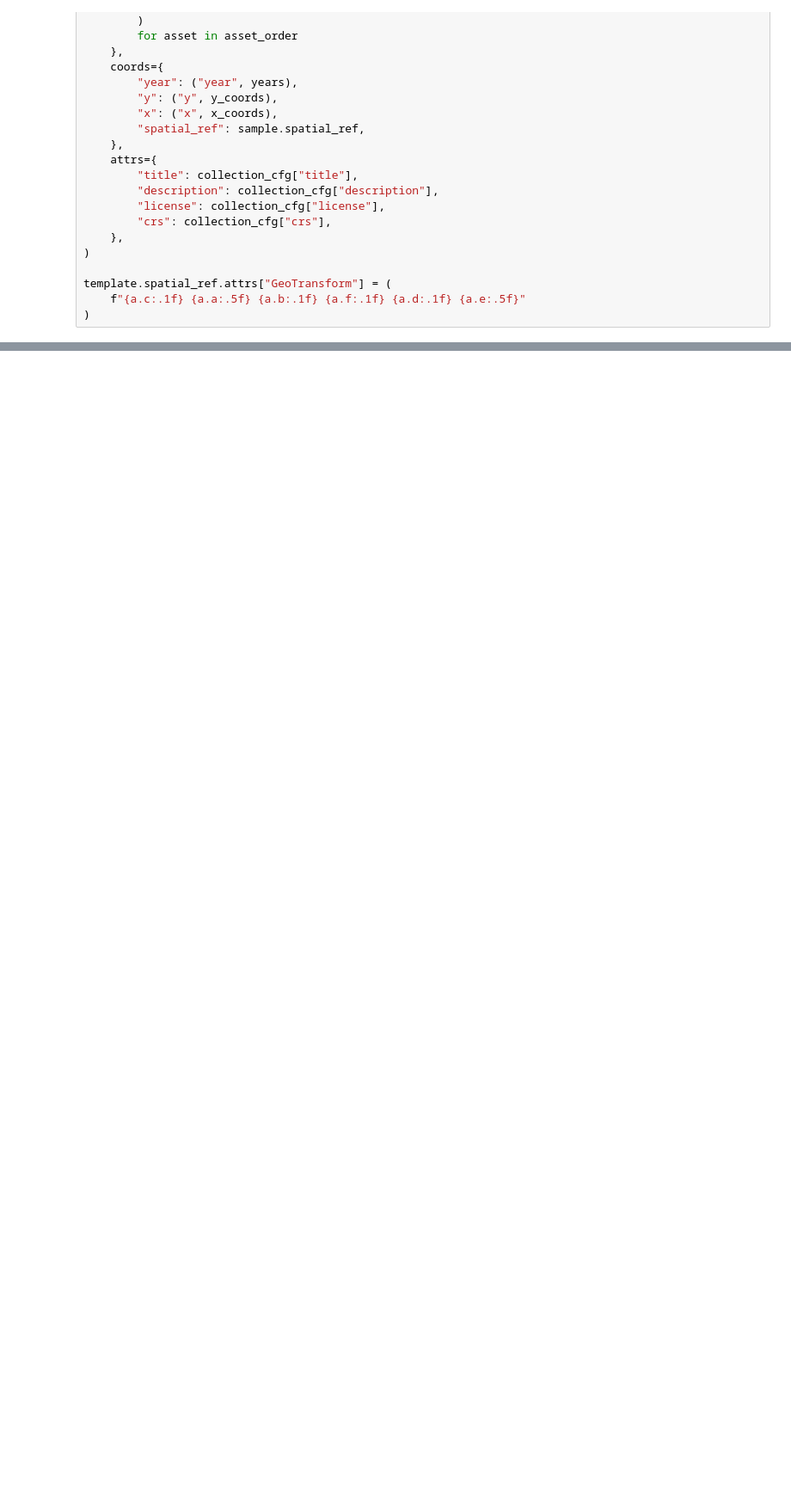
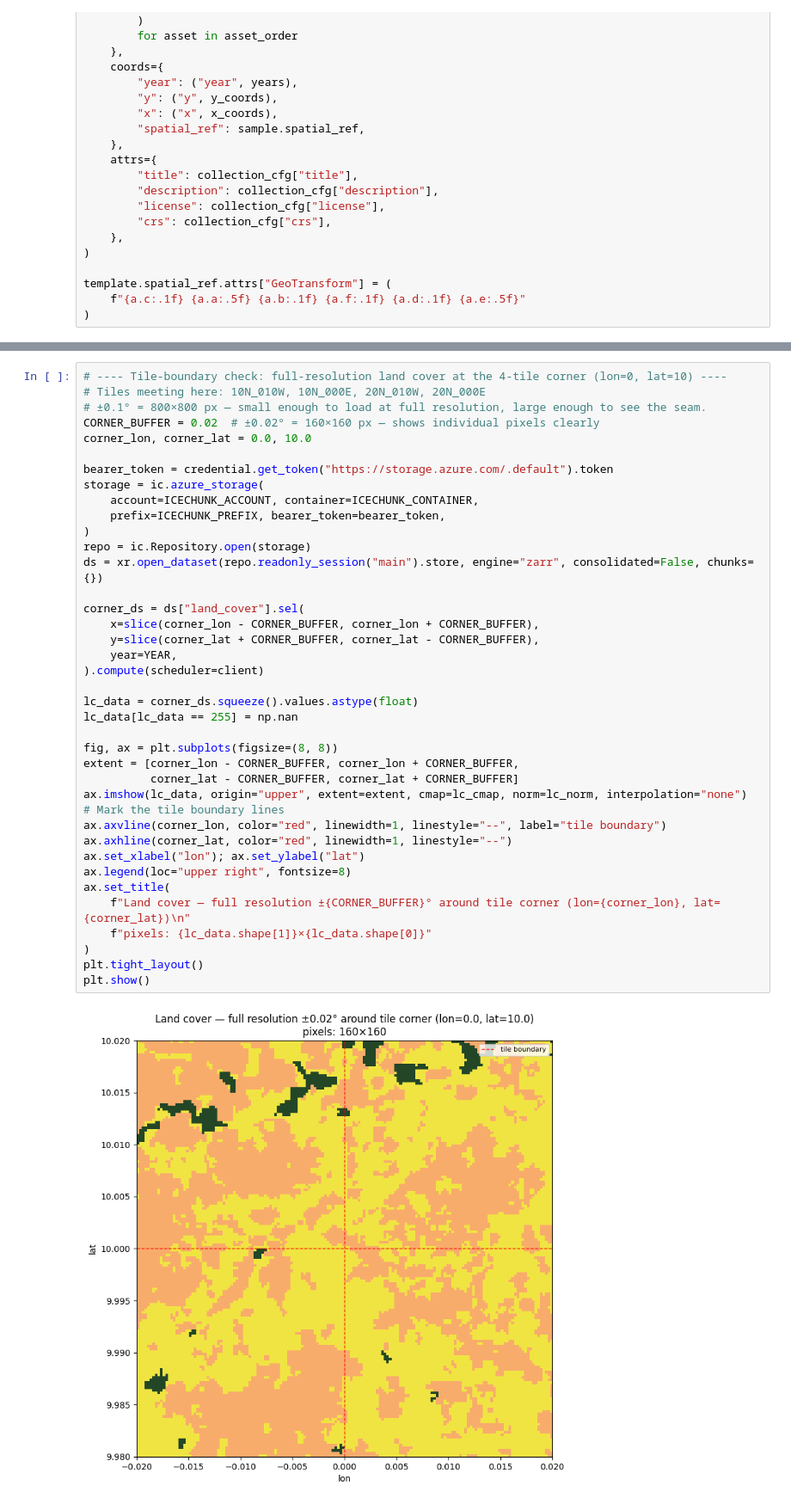
Before and after one commit to Space-Intelligence/si-integrations, a Jupyter notebook: integrations/earthmover/ghl/build_icechunk.ipynb, the cells around one changed output, grey strips where cells are left out. Shown at 86% size. Drawn from its saved outputs; the diff is of its cells as text; blank space fills up the shorter version.

```diff
--- a/integrations/earthmover/ghl/build_icechunk.ipynb
+++ b/integrations/earthmover/ghl/build_icechunk.ipynb
@@ -653,0 +767,41 @@ Region shape: FrozenMappingWarningOnValuesAccess({'y': 48000, 'x': 88000})
+# %%
+# ---- Tile-boundary check: full-resolution land cover at the 4-tile corner (lon=0, lat=10) ----
+# Tiles meeting here: 10N_010W, 10N_000E, 20N_010W, 20N_000E
+# ±0.1° = 800×800 px — small enough to load at full resolution, large enough to see the seam.
+CORNER_BUFFER = 0.02  # ±0.02° = 160×160 px — shows individual pixels clearly
+corner_lon, corner_lat = 0.0, 10.0
+
+bearer_token = credential.get_token("https://storage.azure.com/.default").token
+storage = ic.azure_storage(
+    account=ICECHUNK_ACCOUNT, container=ICECHUNK_CONTAINER,
+    prefix=ICECHUNK_PREFIX, bearer_token=bearer_token,
+)
+repo = ic.Repository.open(storage)
+ds = xr.open_dataset(repo.readonly_session("main").store, engine="zarr", consolidated=False, chunks={})
+
+corner_ds = ds["land_cover"].sel(
+    x=slice(corner_lon - CORNER_BUFFER, corner_lon + CORNER_BUFFER),
+    y=slice(corner_lat + CORNER_BUFFER, corner_lat - CORNER_BUFFER),
+    year=YEAR,
+).compute(scheduler=client)
+
+lc_data = corner_ds.squeeze().values.astype(float)
+lc_data[lc_data == 255] = np.nan
+
+fig, ax = plt.subplots(figsize=(8, 8))
+extent = [corner_lon - CORNER_BUFFER, corner_lon + CORNER_BUFFER,
+          corner_lat - CORNER_BUFFER, corner_lat + CORNER_BUFFER]
+ax.imshow(lc_data, origin="upper", extent=extent, cmap=lc_cmap, norm=lc_norm, interpolation="none")
+# Mark the tile boundary lines
+ax.axvline(corner_lon, color="red", linewidth=1, linestyle="--", label="tile boundary")
+ax.axhline(corner_lat, color="red", linewidth=1, linestyle="--")
+ax.set_xlabel("lon"); ax.set_ylabel("lat")
+ax.legend(loc="upper right", fontsize=8)
+ax.set_title(
+    f"Land cover — full resolution ±{CORNER_BUFFER}° around tile corner (lon={corner_lon}, lat={corner_lat})\n"
+    f"pixels: {lc_data.shape[1]}×{lc_data.shape[0]}"
+)
+plt.tight_layout()
+plt.show()
+# %% [output]
+[figure, added]
```
Also changed, not shown: parts of 11 cells of this notebook.
